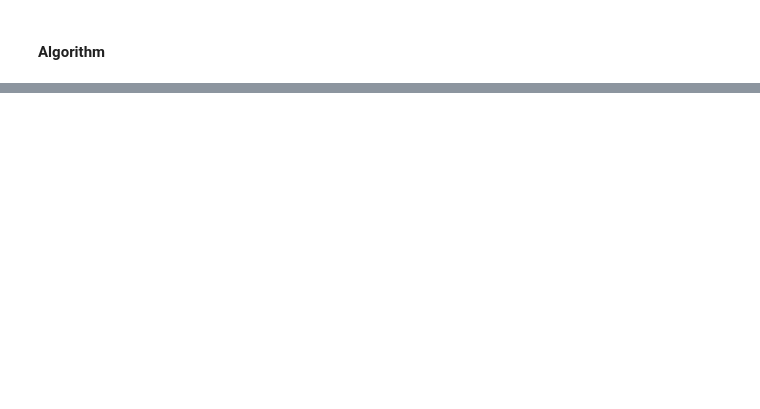
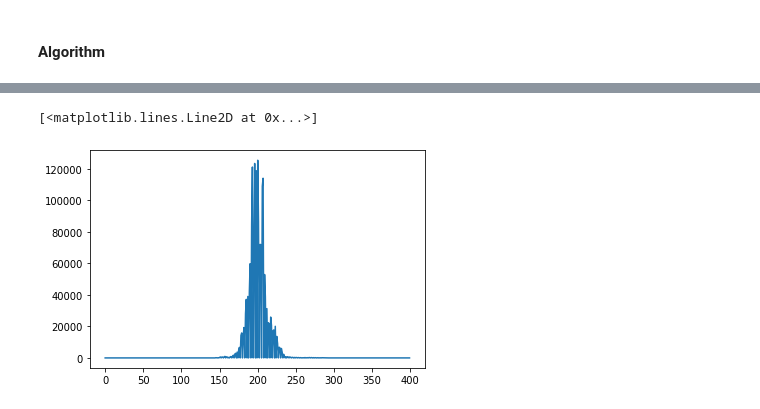
Before and after one commit to K-T1/style_transfer, a Jupyter notebook: style-transfer-notebook.ipynb, the cells around one changed output, grey strips where cells are left out. Cells and saved outputs as stored; diff of their text form; code cells hidden in the pictures; blank space fills up the shorter version.

```diff
--- a/style-transfer-notebook.ipynb
+++ b/style-transfer-notebook.ipynb
@@ -192,0 +296,5 @@ for channel in range(0,3):
+# %%
+plt.plot(shapedHistogram[2],label='after b')
+# %% [output]
+[<matplotlib.lines.Line2D at 0x...>]
+[figure, added]
```
Also changed, not shown: parts of 17 cells of this notebook, 4 other files.
